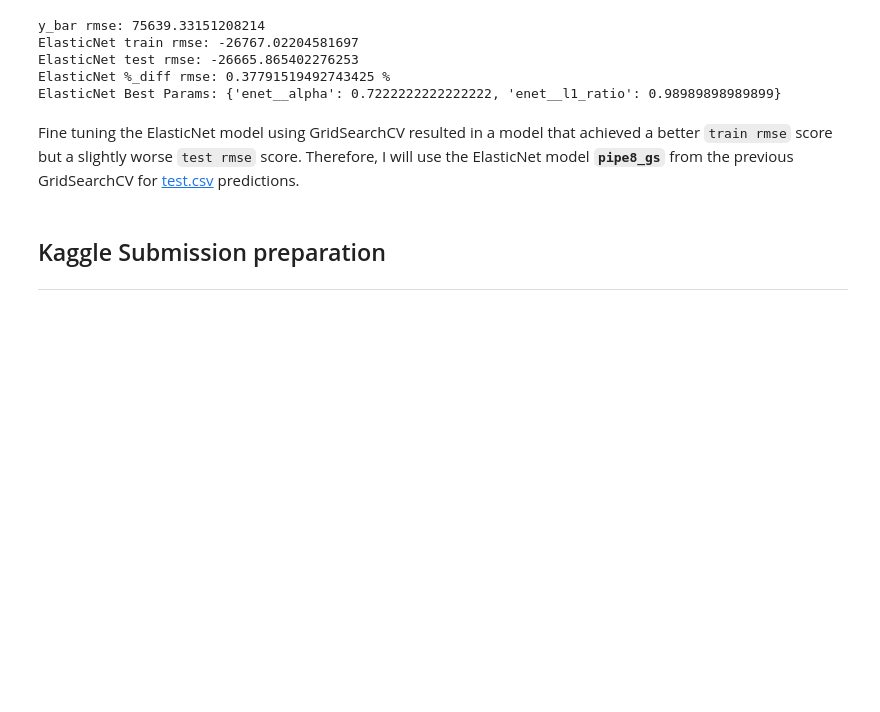
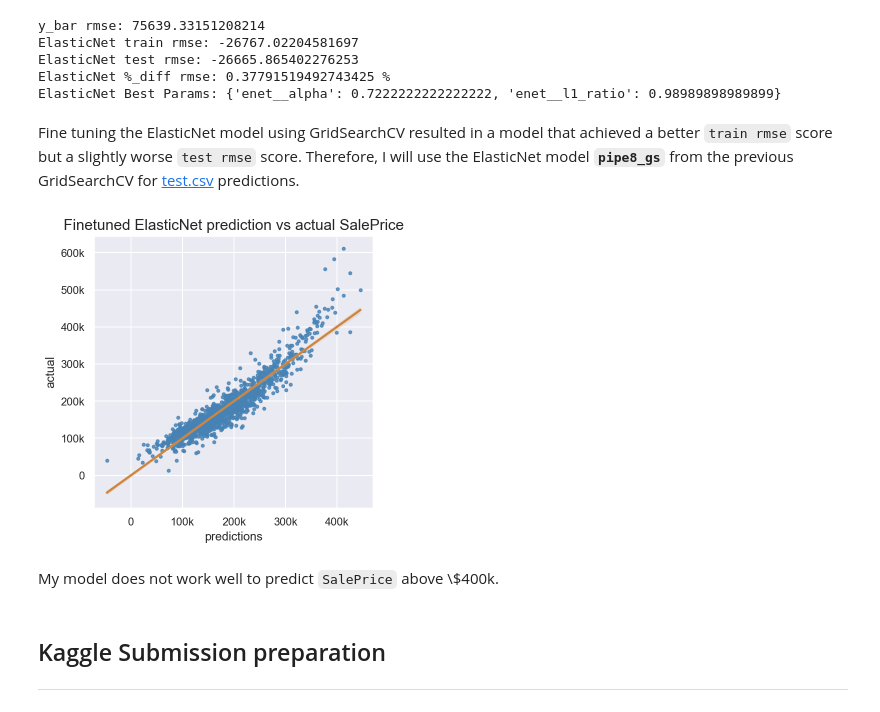
Before and after one commit to yxmauw/General_Assembly_Pub, a Jupyter notebook: project_2/Submission_ML.ipynb, the cells around one changed output. Drawn from its saved outputs; the diff is of its cells as text; code cells hidden in the pictures; blank space fills up the shorter version.

```diff
--- a/project_2/Submission_ML.ipynb
+++ b/project_2/Submission_ML.ipynb
@@ -911,6 +950,15 @@ ElasticNet %_diff rmse: 0.37791519492743425 %
 ElasticNet Best Params: {'enet__alpha': 0.7222222222222222, 'enet__l1_ratio': 0.98989898989899}
 # %% [markdown]
 Fine tuning the ElasticNet model using GridSearchCV resulted in a model that achieved a better `train rmse` score but a slightly worse `test rmse` score. Therefore, I will use the ElasticNet model **`pipe8_gs`** from the previous GridSearchCV for [test.csv](./datasets/test.csv) predictions.
+# %%
+title = 'Finetuned ElasticNet prediction vs actual SalePrice'
+sns_plt(model=pipe_enet_gs, x_data=X_train_16, y_data=y_train, title=title)
+#plt.xticks([0,100000,200000,300000,400000],[0,'100k','200k','300k','400k'])
+# plt.yticks([0,100000,200000,300000,400000,500000,600000],[0,'100k','200k','300k','400k','500k','600k'])
+# %% [output]
+[figure, added]
+# %% [markdown]
+My model does not work well to predict `SalePrice` above \\$400k.
 # %% [markdown]
 ## Kaggle Submission preparation
 ---
```
Also changed, not shown: parts of 20 cells of this notebook.
